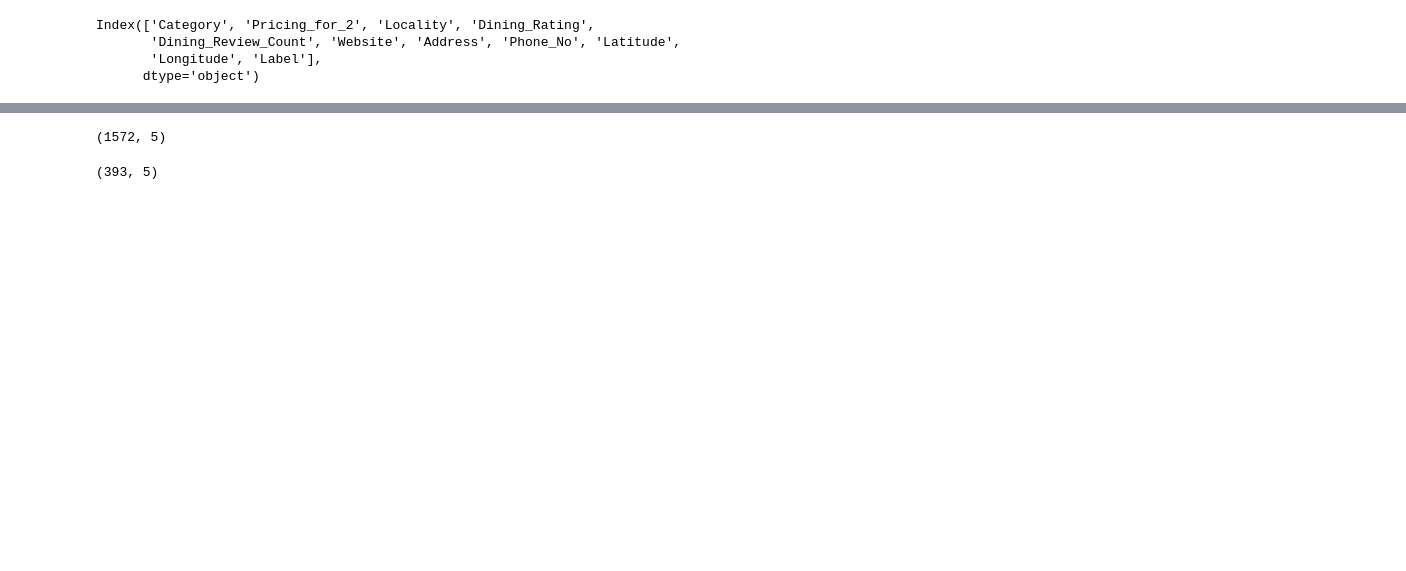
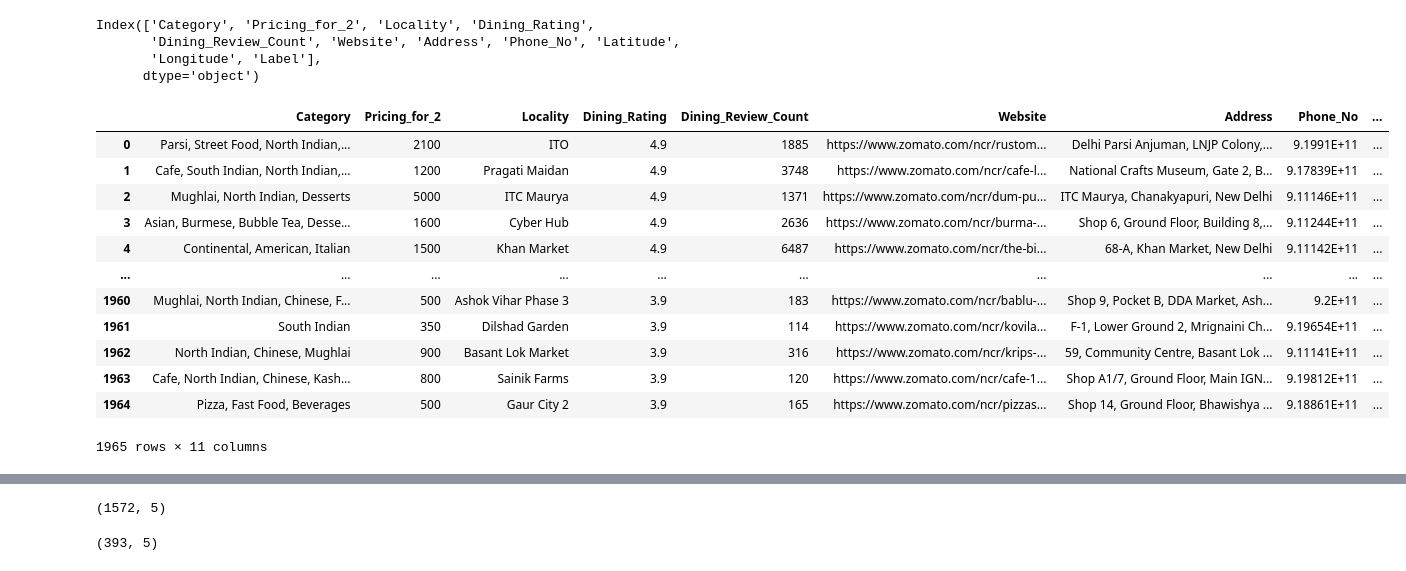
Before and after one commit to itsmegarvi/herehack_s5_Pegasus, a Jupyter notebook: Loco_Melhor.ipynb, the cells around one changed output, grey strips where cells are left out. Drawn from its saved outputs; the diff is of its cells as text; code cells hidden in the pictures; blank space fills up the shorter version.

```diff
--- a/Loco_Melhor.ipynb
+++ b/Loco_Melhor.ipynb
@@ -112,6 +114,23 @@ Index(['Category', 'Pricing_for_2', 'Locality', 'Dining_Rating',
        'Dining_Review_Count', 'Website', 'Address', 'Phone_No', 'Latitude',
        'Longitude', 'Label'],
       dtype='object')
+# %%
+df['Locality'] = df['Locality'].str.split(',').str[0]
+df
+# %% [output]
+|  | Category | Pricing_for_2 | Locality | Dining_Rating | Dining_Review_Count | Website | Address | Phone_No | ... |
+| 0 | Parsi, Street Food, North Indian,... | 2100 | ITO | 4.9 | 1885 | https://www.zomato.com/ncr/rustom... | Delhi Parsi Anjuman, LNJP Colony,... | 9.1991E+11 | ... |
+| 1 | Cafe, South Indian, North Indian,... | 1200 | Pragati Maidan | 4.9 | 3748 | https://www.zomato.com/ncr/cafe-l... | National Crafts Museum, Gate 2, B... | 9.17839E+11 | ... |
+| 2 | Mughlai, North Indian, Desserts | 5000 | ITC Maurya | 4.9 | 1371 | https://www.zomato.com/ncr/dum-pu... | ITC Maurya, Chanakyapuri, New Delhi | 9.11146E+11 | ... |
+| 3 | Asian, Burmese, Bubble Tea, Desse... | 1600 | Cyber Hub | 4.9 | 2636 | https://www.zomato.com/ncr/burma-... | Shop 6, Ground Floor, Building 8,... | 9.11244E+11 | ... |
+| 4 | Continental, American, Italian | 1500 | Khan Market | 4.9 | 6487 | https://www.zomato.com/ncr/the-bi... | 68-A, Khan Market, New Delhi | 9.11142E+11 | ... |
+| ... | ... | ... | ... | ... | ... | ... | ... | ... | ... |
+| 1960 | Mughlai, North Indian, Chinese, F... | 500 | Ashok Vihar Phase 3 | 3.9 | 183 | https://www.zomato.com/ncr/bablu-... | Shop 9, Pocket B, DDA Market, Ash... | 9.2E+11 | ... |
+| 1961 | South Indian | 350 | Dilshad Garden | 3.9 | 114 | https://www.zomato.com/ncr/kovila... | F-1, Lower Ground 2, Mrignaini Ch... | 9.19654E+11 | ... |
+| 1962 | North Indian, Chinese, Mughlai | 900 | Basant Lok Market | 3.9 | 316 | https://www.zomato.com/ncr/krips-... | 59, Community Centre, Basant Lok ... | 9.11141E+11 | ... |
+| 1963 | Cafe, North Indian, Chinese, Kash... | 800 | Sainik Farms | 3.9 | 120 | https://www.zomato.com/ncr/cafe-1... | Shop A1/7, Ground Floor, Main IGN... | 9.19812E+11 | ... |
+| 1964 | Pizza, Fast Food, Beverages | 500 | Gaur City 2 | 3.9 | 165 | https://www.zomato.com/ncr/pizzas... | Shop 14, Ground Floor, Bhawishya ... | 9.18861E+11 | ... |
+1965 rows × 11 columns
 # %%
 columns = ["Locality","Dining_Rating","Dining_Review_Count","Latitude","Longitude"]
 x = df[columns]
```
Also changed, not shown: parts of 10 cells of this notebook.
